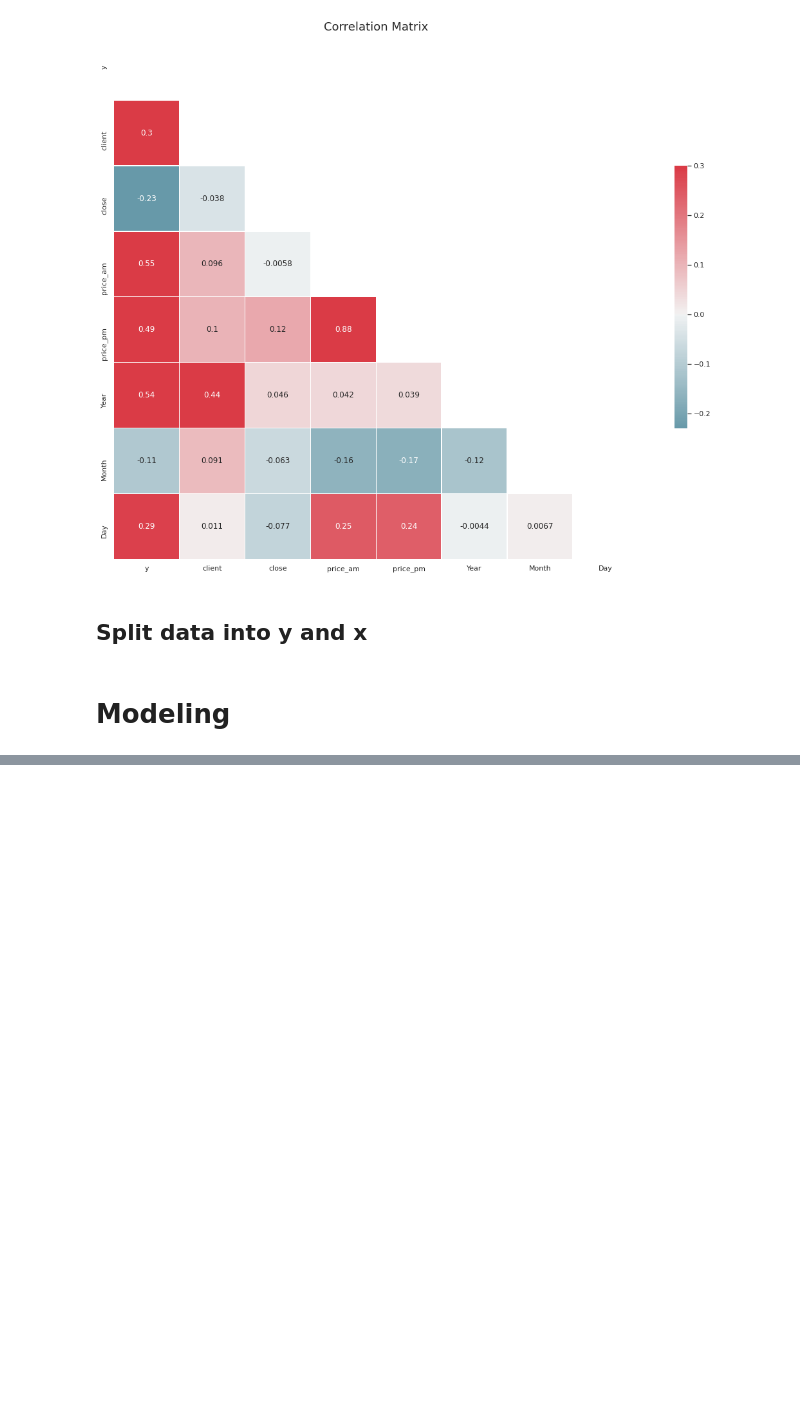
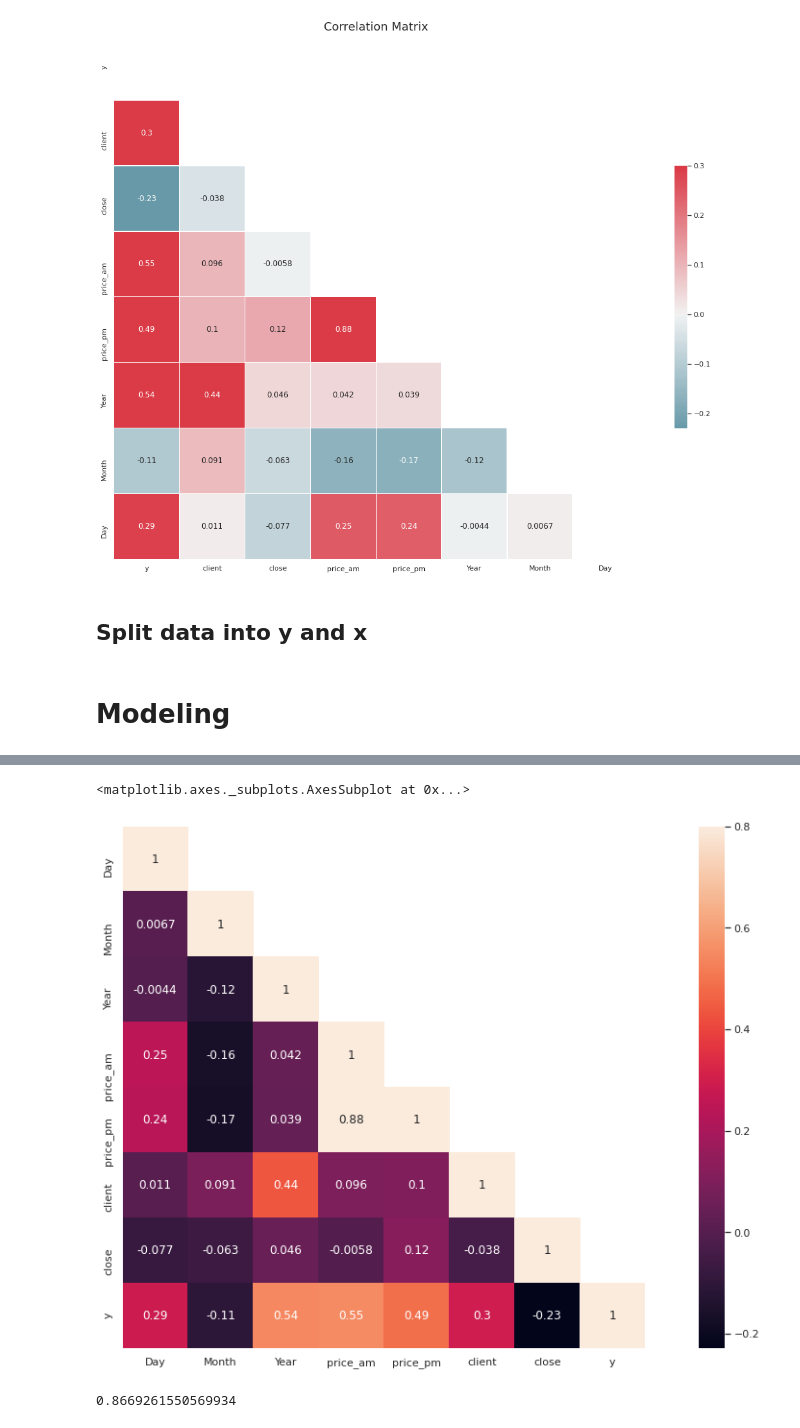
Before and after one commit to shima2920/data-analysis, a Jupyter notebook: SIGNATE_Moving_Company_Forecast_XGBoost.ipynb, the cells around one changed output, grey strips where cells are left out. Drawn from its saved outputs; the diff is of its cells as text; code cells hidden in the pictures; blank space fills up the shorter version.

```diff
--- a/SIGNATE_Moving_Company_Forecast_XGBoost.ipynb
+++ b/SIGNATE_Moving_Company_Forecast_XGBoost.ipynb
@@ -416,0 +366,20 @@ sample_submission.to_csv('submit_RandomForest.csv', header=False, index=False)
+# %%
+#topfeature
+topFeatures = features["features"].tolist()[:15]
+topFeatures.append("y")
+corrMatt = train[topFeatures].corr()
+mask = np.array(corrMatt)
+mask[np.tril_indices_from(mask)] = False
+fig,ax= plt.subplots()
+fig.set_size_inches(20,10)
+sns.heatmap(corrMatt, mask=mask,vmax=.8, square=True,annot=True)
+# %% [output]
+<matplotlib.axes._subplots.AxesSubplot at 0x...>
+[figure, added]
+# %%
+# check　評価関数 (to get higher score - increase num_boost_round in previous cell)
+from sklearn.metrics import r2_score
+# now fixed, correct calculation
+print(r2_score(dm_train.get_label(), model.predict(dm_train)))
+# %% [output]
+0.8669261550569934
```
Also changed, not shown: parts of 16 cells of this notebook.
